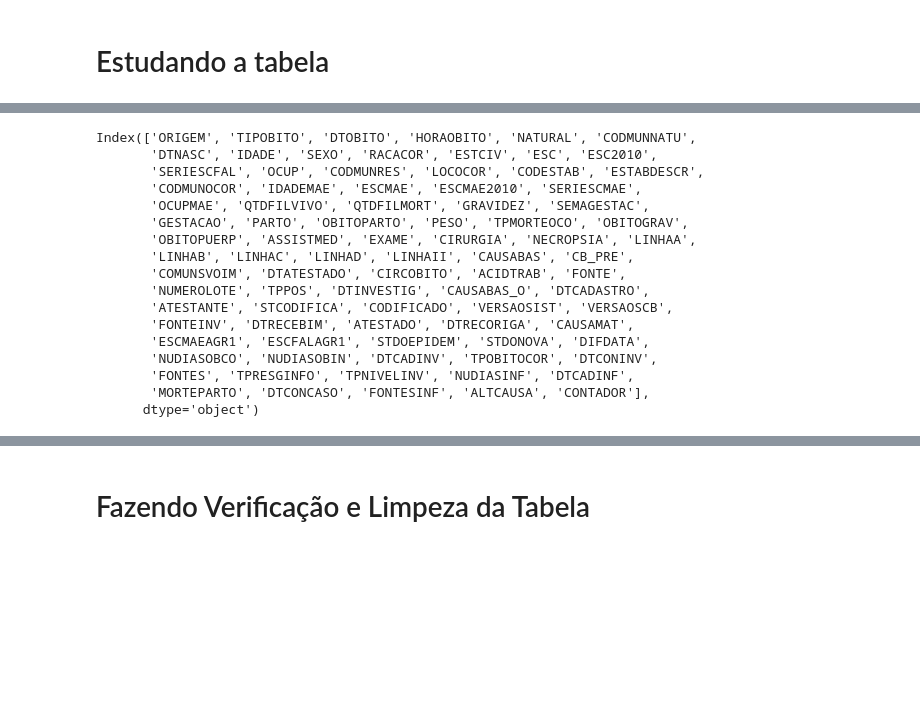
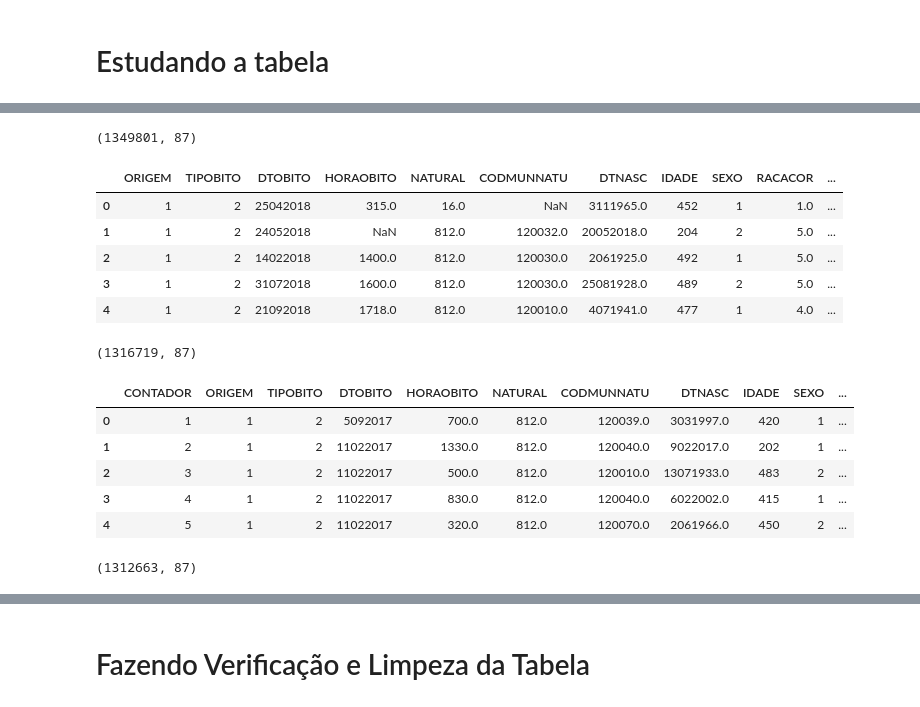
Before and after one commit to LYGuenka/Projeto-Final, a Jupyter notebook: Organização de dados.ipynb, the cells around one changed output, grey strips where cells are left out. Cells and saved outputs as stored; diff of their text form; code cells hidden in the pictures; blank space fills up the shorter version.

```diff
--- a/Organização de dados.ipynb
+++ b/Organização de dados.ipynb
@@ -61,20 +31,30 @@ memory usage: 895.9+ MB
 # %%
-Mortalidade_2019.columns
+Mortalidade_2019.shape
 # %% [output]
-Index(['ORIGEM', 'TIPOBITO', 'DTOBITO', 'HORAOBITO', 'NATURAL', 'CODMUNNATU',
-       'DTNASC', 'IDADE', 'SEXO', 'RACACOR', 'ESTCIV', 'ESC', 'ESC2010',
-       'SERIESCFAL', 'OCUP', 'CODMUNRES', 'LOCOCOR', 'CODESTAB', 'ESTABDESCR',
-       'CODMUNOCOR', 'IDADEMAE', 'ESCMAE', 'ESCMAE2010', 'SERIESCMAE',
-       'OCUPMAE', 'QTDFILVIVO', 'QTDFILMORT', 'GRAVIDEZ', 'SEMAGESTAC',
-       'GESTACAO', 'PARTO', 'OBITOPARTO', 'PESO', 'TPMORTEOCO', 'OBITOGRAV',
-       'OBITOPUERP', 'ASSISTMED', 'EXAME', 'CIRURGIA', 'NECROPSIA', 'LINHAA',
-       'LINHAB', 'LINHAC', 'LINHAD', 'LINHAII', 'CAUSABAS', 'CB_PRE',
-       'COMUNSVOIM', 'DTATESTADO', 'CIRCOBITO', 'ACIDTRAB', 'FONTE',
-       'NUMEROLOTE', 'TPPOS', 'DTINVESTIG', 'CAUSABAS_O', 'DTCADASTRO',
-       'ATESTANTE', 'STCODIFICA', 'CODIFICADO', 'VERSAOSIST', 'VERSAOSCB',
-       'FONTEINV', 'DTRECEBIM', 'ATESTADO', 'DTRECORIGA', 'CAUSAMAT',
-       'ESCMAEAGR1', 'ESCFALAGR1', 'STDOEPIDEM', 'STDONOVA', 'DIFDATA',
-       'NUDIASOBCO', 'NUDIASOBIN', 'DTCADINV', 'TPOBITOCOR', 'DTCONINV',
-       'FONTES', 'TPRESGINFO', 'TPNIVELINV', 'NUDIASINF', 'DTCADINF',
-       'MORTEPARTO', 'DTCONCASO', 'FONTESINF', 'ALTCAUSA', 'CONTADOR'],
-      dtype='object')
+(1349801, 87)
+# %%
+Mortalidade_2018.head()
+# %% [output]
+|  | ORIGEM | TIPOBITO | DTOBITO | HORAOBITO | NATURAL | CODMUNNATU | DTNASC | IDADE | SEXO | RACACOR | ... |
+| 0 | 1 | 2 | 25042018 | 315.0 | 16.0 | NaN | 3111965.0 | 452 | 1 | 1.0 | ... |
+| 1 | 1 | 2 | 24052018 | NaN | 812.0 | 120032.0 | 20052018.0 | 204 | 2 | 5.0 | ... |
+| 2 | 1 | 2 | 14022018 | 1400.0 | 812.0 | 120030.0 | 2061925.0 | 492 | 1 | 5.0 | ... |
+| 3 | 1 | 2 | 31072018 | 1600.0 | 812.0 | 120030.0 | 25081928.0 | 489 | 2 | 5.0 | ... |
+| 4 | 1 | 2 | 21092018 | 1718.0 | 812.0 | 120010.0 | 4071941.0 | 477 | 1 | 4.0 | ... |
+# %%
+Mortalidade_2018.shape
+# %% [output]
+(1316719, 87)
+# %%
+Mortalidade_2017.head()
+# %% [output]
+|  | CONTADOR | ORIGEM | TIPOBITO | DTOBITO | HORAOBITO | NATURAL | CODMUNNATU | DTNASC | IDADE | SEXO | ... |
+| 0 | 1 | 1 | 2 | 5092017 | 700.0 | 812.0 | 120039.0 | 3031997.0 | 420 | 1 | ... |
+| 1 | 2 | 1 | 2 | 11022017 | 1330.0 | 812.0 | 120040.0 | 9022017.0 | 202 | 1 | ... |
+| 2 | 3 | 1 | 2 | 11022017 | 500.0 | 812.0 | 120010.0 | 13071933.0 | 483 | 2 | ... |
+| 3 | 4 | 1 | 2 | 11022017 | 830.0 | 812.0 | 120040.0 | 6022002.0 | 415 | 1 | ... |
+| 4 | 5 | 1 | 2 | 11022017 | 320.0 | 812.0 | 120070.0 | 2061966.0 | 450 | 2 | ... |
+# %%
+Mortalidade_2017.shape
+# %% [output]
+(1312663, 87)
```
Also changed, not shown: parts of 38 cells of this notebook.
